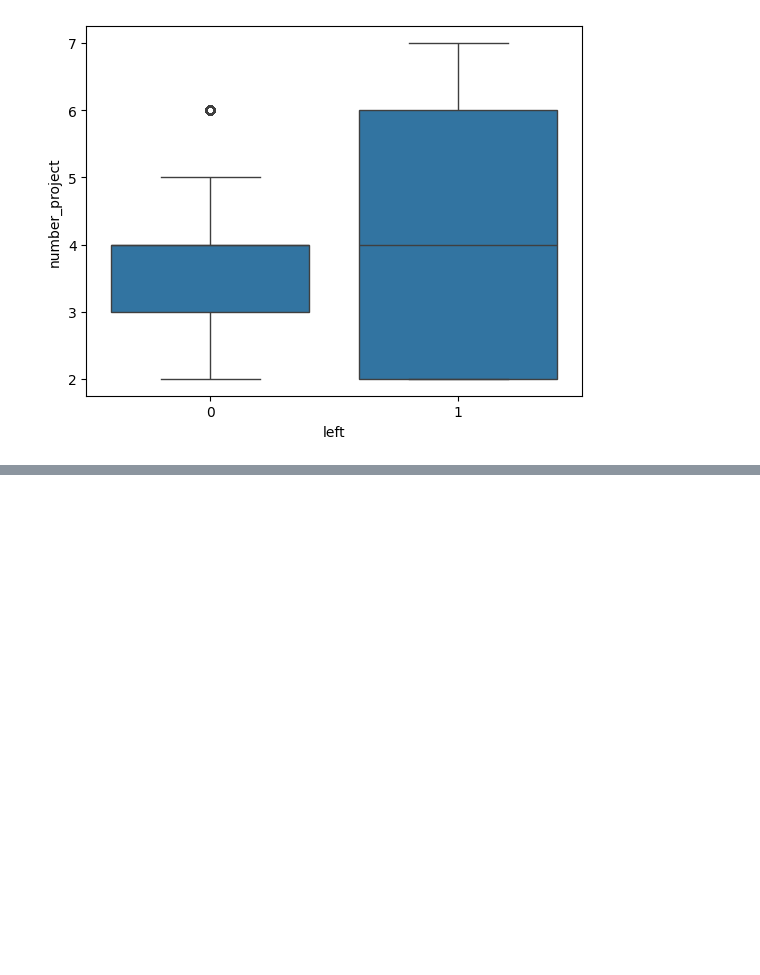
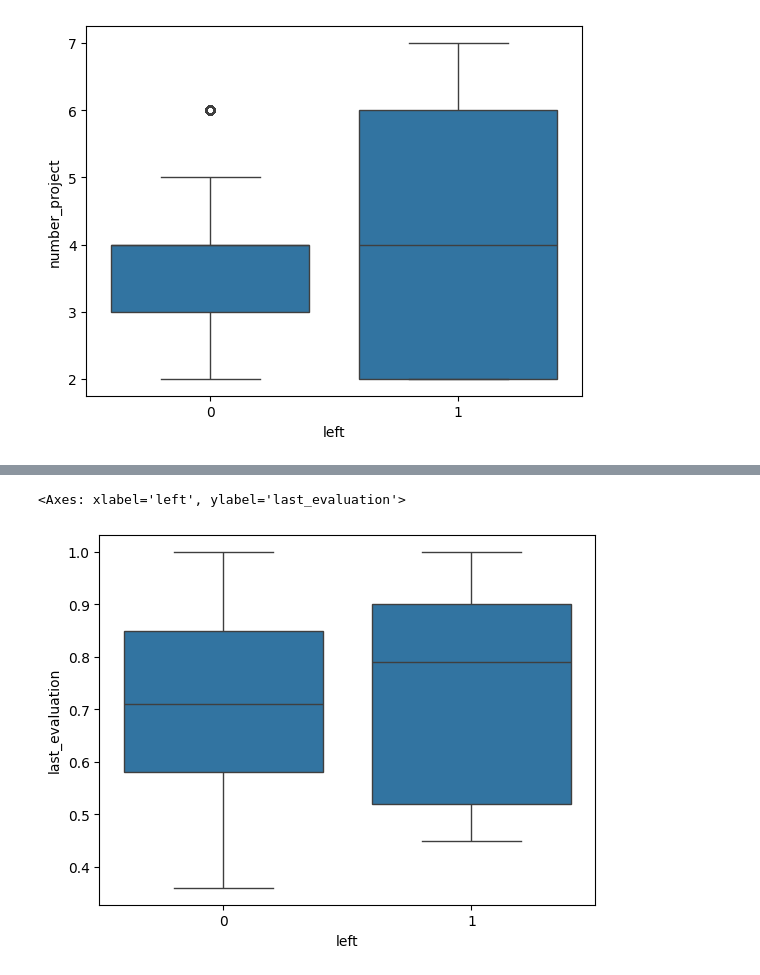
Before and after one commit to omkarpattnaik8080/EmployeeRetentionPrediction, a Jupyter notebook: EmployeeRetentionsystem.ipynb, the cells around one changed output, grey strips where cells are left out. Saved outputs shown, nothing was run; the diff lists cells and outputs as text; code cells hidden in the pictures; blank space fills up the shorter version.

```diff
--- a/EmployeeRetentionsystem.ipynb
+++ b/EmployeeRetentionsystem.ipynb
@@ -146,0 +155,5 @@ sns.boxplot(x="left",y= "number_project",data=df)
+# %%
+sns.boxplot(x="left",y="last_evaluation",data=df)
+# %% [output]
+<Axes: xlabel='left', ylabel='last_evaluation'>
+[figure, added]
```
Also changed, not shown: parts of 5 cells of this notebook.
